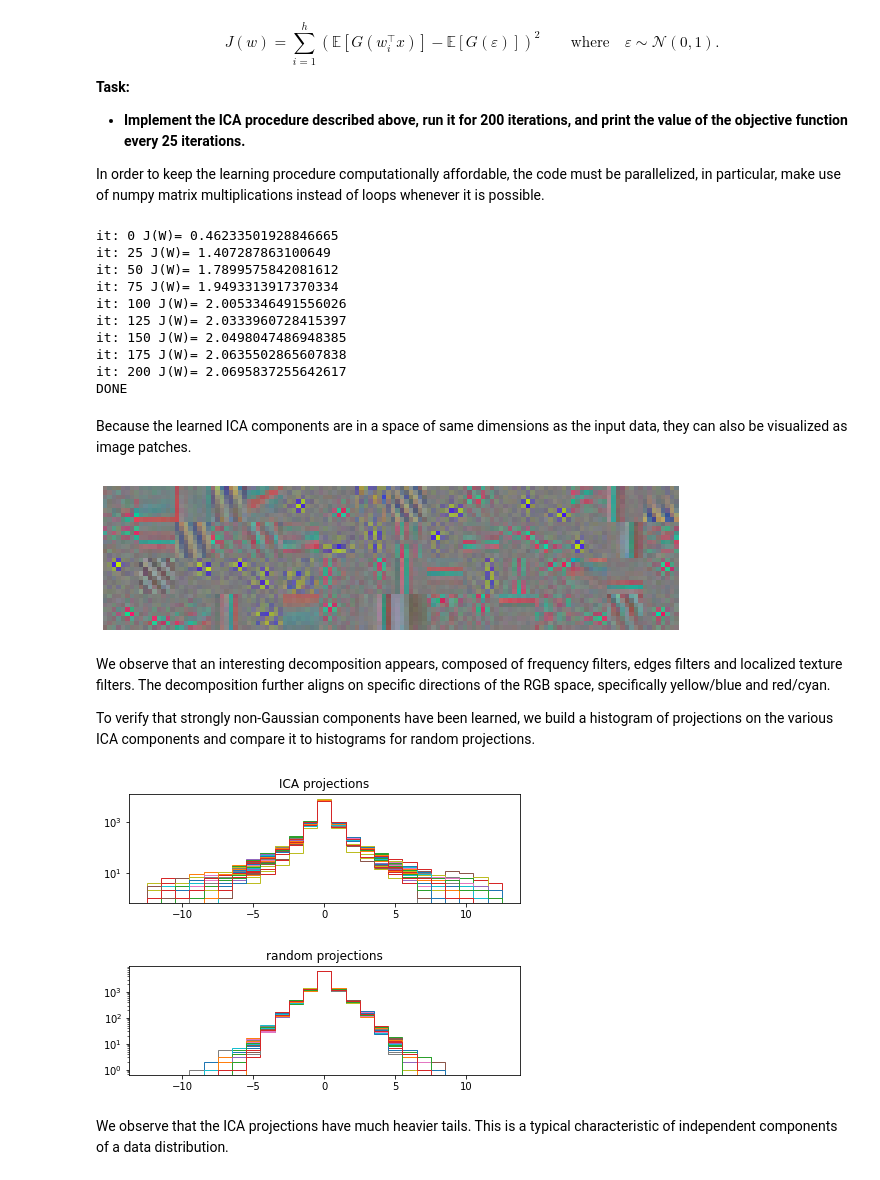
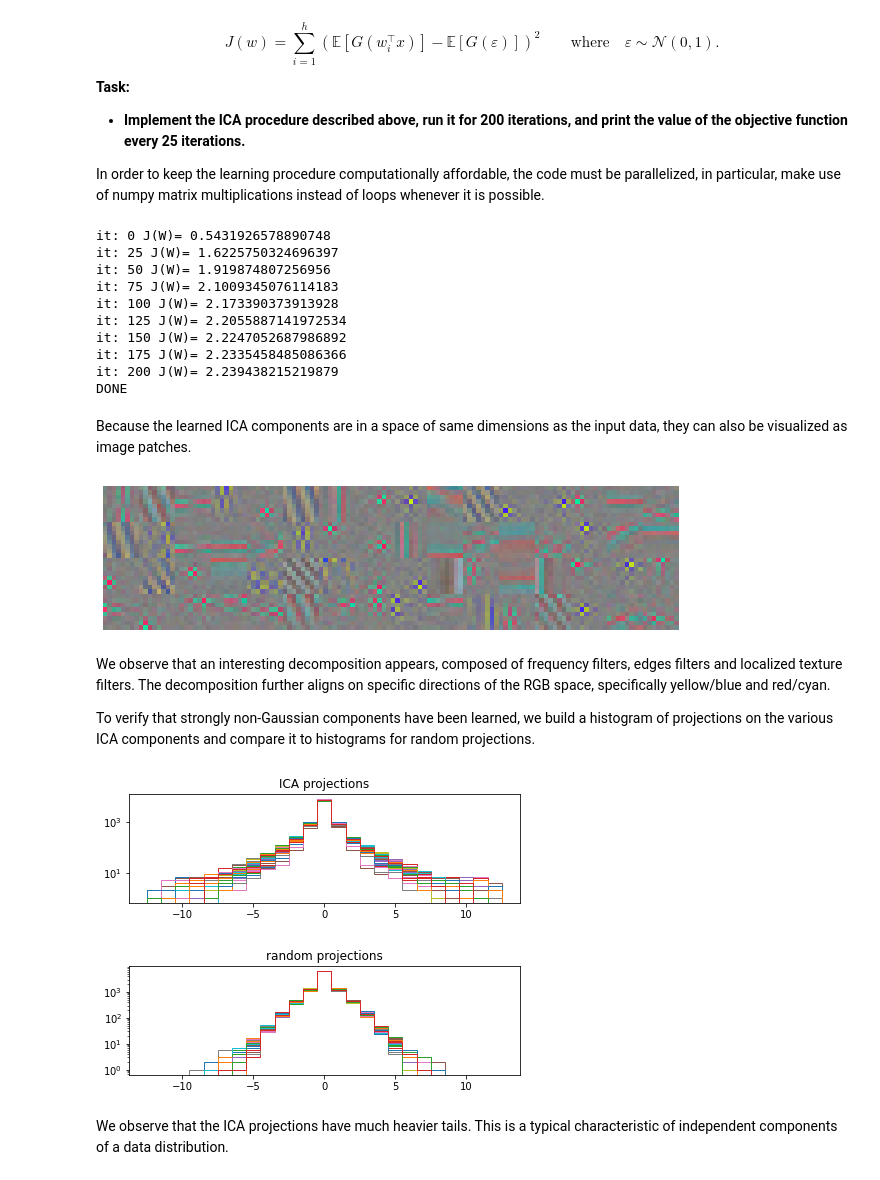
Before and after one commit to paulboehnke/ML2_repo, a Jupyter notebook: Ex03/programming/sheet03.ipynb, the cells around one changed output. Drawn from its saved outputs; the diff is of its cells as text; code cells hidden in the pictures.

```diff
--- a/Ex03/programming/sheet03.ipynb
+++ b/Ex03/programming/sheet03.ipynb
@@ -118,54 +118,46 @@ N, D = X.shape
 
 G = lambda x: (1/1.5) * np.log(np.cosh(1.5*x))
 G_epsilon = np.mean(G(np.random.normal(size=10000)))
-J = lambda w,x: np.sum(np.square(np.mean(G(w.dot(x)),axis=1) - G_epsilon))
+J = lambda x: np.sum(np.square(np.mean(G(x),axis=0) - G_epsilon))
 
 g = lambda x: np.tanh(1.5*x)
 g_prime = lambda x: 1.5 * (1. - np.square(np.tanh(1.5*x)))
 
-W = np.random.rand(h,D)
-Z = whitening(X).T
+W = np.random.rand(D,h)
+Z = whitening(X)
 
 for i in range(201):
 
-    for component in range(h):
+    b = (1/N) * Z.T @ g(Z.dot(W))
+    c = np.mean(g_prime(Z.dot(W)),axis=0,keepdims=True) * W
+    W = b - c
 
-        w = W[component,:].copy()
-        b = np.mean(Z * g(w.dot(Z)),axis=1)
-        c = np.mean(g_prime(w.dot(Z))) * w
-
-        w = b - c
-        W[component,:] = w
-
-    W = W.T
     W = W - np.mean(W,axis=0)
     W = whitening(W)
 
-    W = W.T
-    W = W / np.linalg.norm(W,axis=1)[:,None]
+    W = W / np.linalg.norm(W,axis=0,keepdims=True)
 
-
-    if i % 25 == 0: print(f'it: {i} J(W)= {J(W,Z)}')
+    if i % 25 == 0: print(f'it: {i} J(W)= {J(Z.dot(W))}')
 
 print("DONE")
 # %% [output]
-it: 0 J(W)= 0.46233501928846665
-it: 25 J(W)= 1.407287863100649
-it: 50 J(W)= 1.7899575842081612
-it: 75 J(W)= 1.9493313917370334
-it: 100 J(W)= 2.0053346491556026
-it: 125 J(W)= 2.0333960728415397
-it: 150 J(W)= 2.0498047486948385
-it: 175 J(W)= 2.0635502865607838
-it: 200 J(W)= 2.0695837255642617
+it: 0 J(W)= 0.5431926578890748
+it: 25 J(W)= 1.6225750324696397
+it: 50 J(W)= 1.919874807256956
+it: 75 J(W)= 2.1009345076114183
+it: 100 J(W)= 2.173390373913928
+it: 125 J(W)= 2.2055887141972534
+it: 150 J(W)= 2.2247052687986892
+it: 175 J(W)= 2.2335458485086366
+it: 200 J(W)= 2.239438215219879
 DONE
 # %% [markdown]
 Because the learned ICA components are in a space of same dimensions as the input data, they can also be visualized as image patches.
 # %%
-Z = Z.T
+W = W.T
 utils.showpatches(W)
 # %% [output]
-[figure, old version]
+[figure, new version]
 # %% [markdown]
 We observe that an interesting decomposition appears, composed of frequency filters, edges filters and localized texture filters. The decomposition further aligns on specific directions of the RGB space, specifically yellow/blue and red/cyan.
 
@@ -185,7 +177,7 @@ for i in range(64):
 plt.title('random projections')
 plt.show()
 # %% [output]
-[figure, old version]
+[figure, new version]
 [figure]
 # %% [markdown]
 
```
Also changed, not shown: 4 other files.
